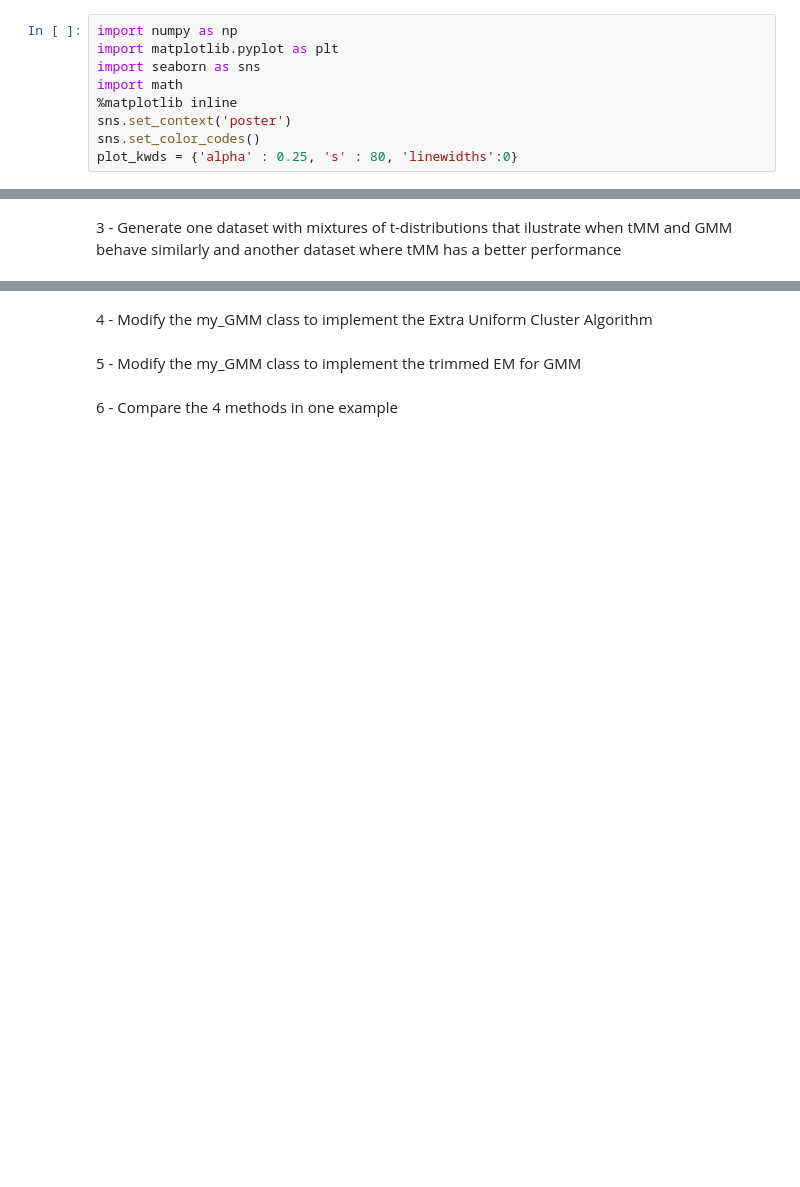
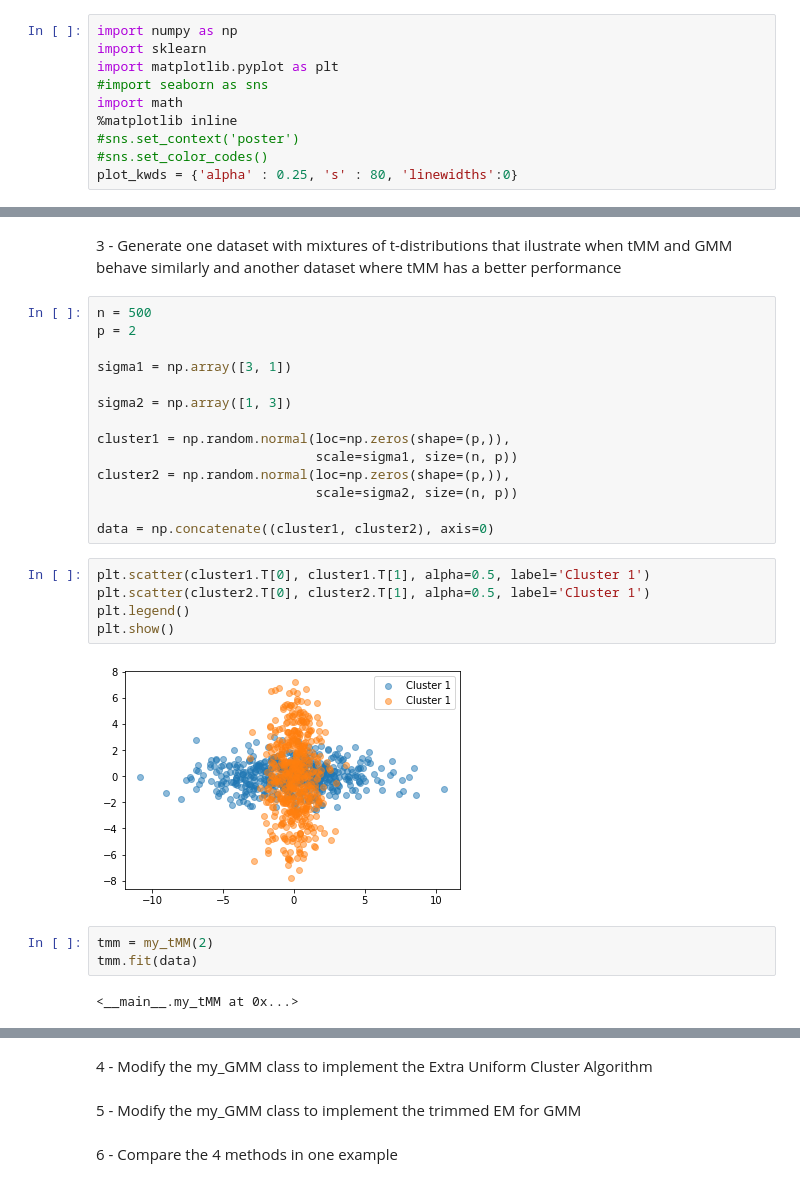
Before and after one commit to EmmanuelJhno/AML-labs, a Jupyter notebook: Cours 6 - TP/lab5-RMM.ipynb, the cells around one changed output, grey strips where cells are left out. Saved outputs shown, nothing was run; the diff lists cells and outputs as text; blank space fills up the shorter version.

```diff
--- a/Cours 6 - TP/lab5-RMM.ipynb
+++ b/Cours 6 - TP/lab5-RMM.ipynb
@@ -8,12 +8,13 @@ You have to send the filled notebook named **"L5_familyname1_familyname2.ipynb"*
 We begin with the standard imports:
 # %%
 import numpy as np
+import sklearn
 import matplotlib.pyplot as plt
-import seaborn as sns
+#import seaborn as sns
 import math
 %matplotlib inline
-sns.set_context('poster')
-sns.set_color_codes()
+#sns.set_context('poster')
+#sns.set_color_codes()
 plot_kwds = {'alpha' : 0.25, 's' : 80, 'linewidths':0}
 # %% [markdown]
 ### $t$MM
@@ -502,3 +493,29 @@ class my_tMM():
         return labels
 # %% [markdown]
 3 - Generate one dataset with mixtures of t-distributions that ilustrate when tMM and GMM behave similarly and another dataset where tMM has a better performance
+# %%
+n = 500
+p = 2
+
+sigma1 = np.array([3, 1])
+
+sigma2 = np.array([1, 3])
+
+cluster1 = np.random.normal(loc=np.zeros(shape=(p,)),
+                            scale=sigma1, size=(n, p))
+cluster2 = np.random.normal(loc=np.zeros(shape=(p,)),
+                            scale=sigma2, size=(n, p))
+
+data = np.concatenate((cluster1, cluster2), axis=0)
+# %%
+plt.scatter(cluster1.T[0], cluster1.T[1], alpha=0.5, label='Cluster 1')
+plt.scatter(cluster2.T[0], cluster2.T[1], alpha=0.5, label='Cluster 1')
+plt.legend()
+plt.show()
+# %% [output]
+[figure, added]
+# %%
+tmm = my_tMM(2)
+tmm.fit(data)
+# %% [output]
+<__main__.my_tMM at 0x...>
```
Also changed, not shown: parts of 2 cells of this notebook, 1 other file.
